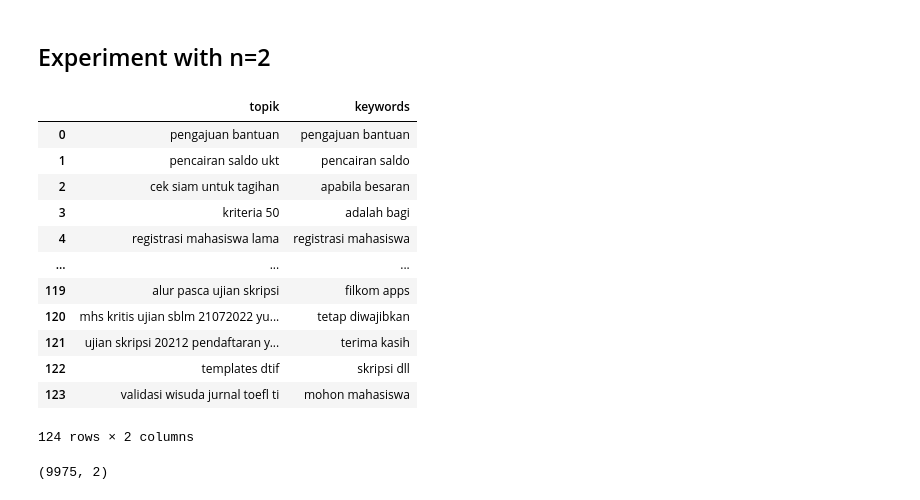
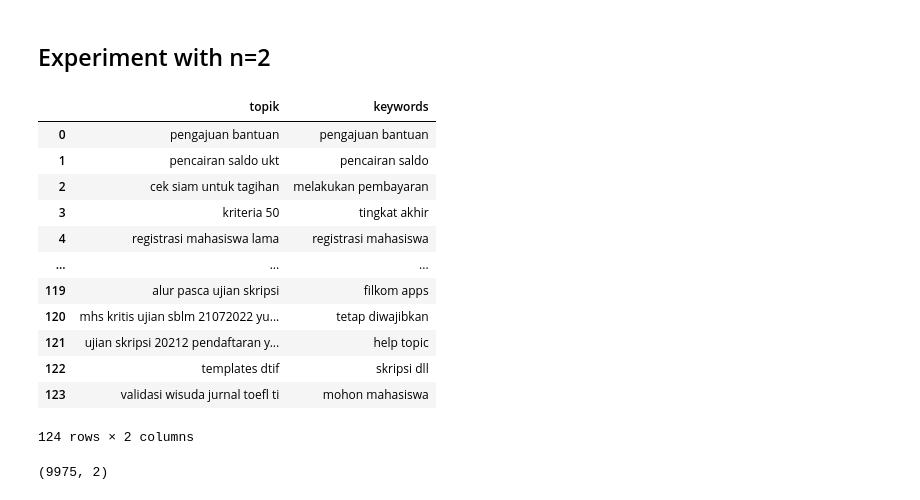
Before and after one commit to AndiAlifs/Halofilkom_dump, a Jupyter notebook: ekstraksiData_withKeyword.ipynb, the cells around one changed output. Cells and saved outputs as stored; diff of their text form; code cells hidden in the pictures.

```diff
--- a/eksplorasi_data.ipynb
+++ b/ekstraksiData_withKeyword.ipynb
@@ -218,7 +218,7 @@ import yake
 data = []
 
 def extract_keywords(text):
-    keywords = yake.KeywordExtractor(lan="en ", n=3)
+    keywords = yake.KeywordExtractor(lan="id ", n=3)
     return keywords.extract_keywords(text)[0][0]
 
 for i in range(len(df)):
@@ -355,31 +355,31 @@ dfPertanyaan.to_csv('pertanyaan_n3.csv', index=False)
 # %%
 data = []
 
 def extract_keywords(text):
-    keywords = yake.KeywordExtractor(lan="en ", n=2)
+    keywords = yake.KeywordExtractor(lan="id", n=2)
     return keywords.extract_keywords(text)[0][0]
 
 for i in range(len(df)):
     judul_topik = re.sub(r'[^\w\s]', '', df['topik'][i])
     judul_topik = judul_topik.lower().replace('keuangan','').replace('kemahasiswaan','').replace('akademik','').strip()
     judul_topik = judul_topik.replace('_',' ')
     full_text = judul_topik+", "+ df['jawaban'][i].lower()
     full_text = full_text.strip()
     data.append([judul_topik,extract_keywords(full_text).lower()])
 
 dfKeywords = pd.DataFrame(data,columns=['topik','keywords'])
 dfKeywords
 # %% [output]
 |  | topik | keywords |
 | 0 | pengajuan bantuan | pengajuan bantuan |
 | 1 | pencairan saldo ukt | pencairan saldo |
-| 2 | cek siam untuk tagihan | apabila besaran |
-| 3 | kriteria 50 | adalah bagi |
+| 2 | cek siam untuk tagihan | melakukan pembayaran |
+| 3 | kriteria 50 | tingkat akhir |
 | 4 | registrasi mahasiswa lama | registrasi mahasiswa |
 | ... | ... | ... |
 | 119 | alur pasca ujian skripsi | filkom apps |
 | 120 | mhs kritis ujian sblm 21072022 yu... | tetap diwajibkan |
-| 121 | ujian skripsi 20212 pendaftaran y... | terima kasih |
+| 121 | ujian skripsi 20212 pendaftaran y... | help topic |
 | 122 | templates dtif | skripsi dll |
 | 123 | validasi wisuda jurnal toefl ti | mohon mahasiswa |
 124 rows × 2 columns
```
Also changed, not shown: parts of 10 cells of this notebook, 3 other files.
